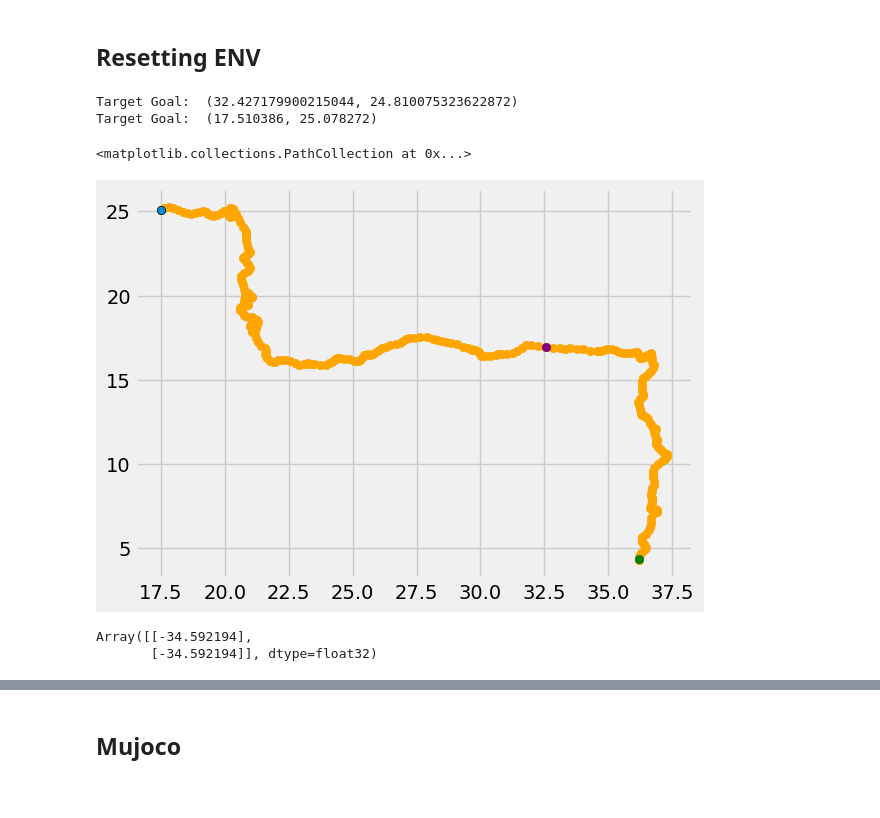
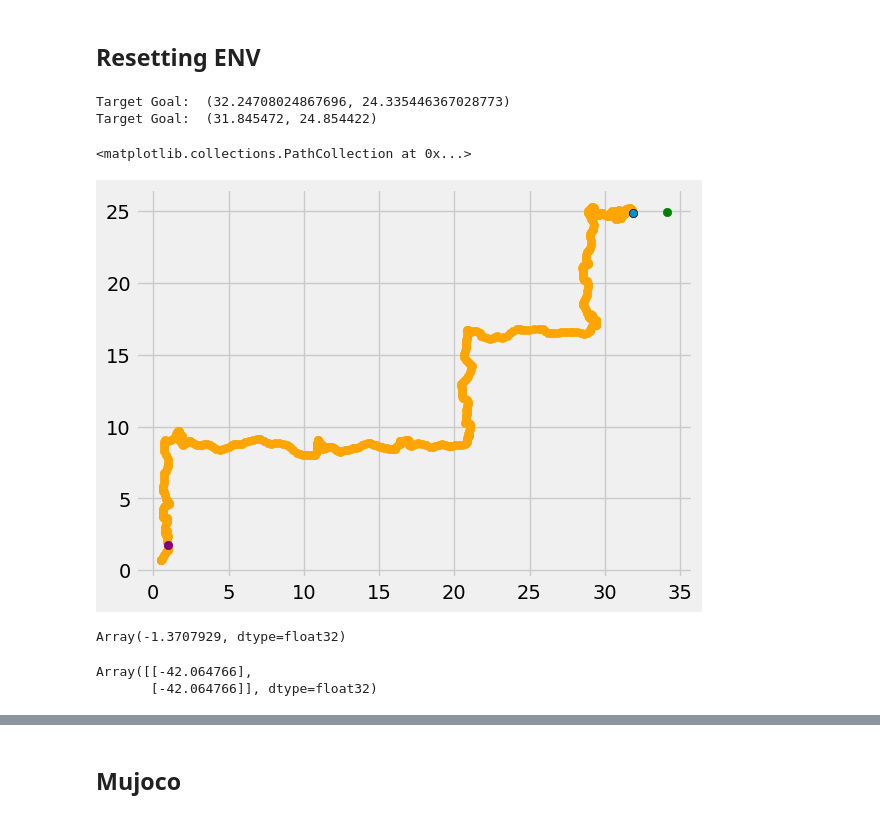
Before and after one commit to skylooop/AILOT, a Jupyter notebook: notebooks/D4RL_viz.ipynb, the cells around one changed output, grey strips where cells are left out. Saved outputs shown, nothing was run; the diff lists cells and outputs as text; code cells hidden in the pictures.

```diff
--- a/notebooks/D4RL_viz.ipynb
+++ b/notebooks/D4RL_viz.ipynb
@@ -473,0 +441,16 @@ sample = gc_dataset.sample(1)
+# %%
+%matplotlib inline
+
+fig, ax = plt.subplots(figsize=(7, 5))
+subgoal_from_ds = gc_expert_dataset.sample(1)['desired_goals'][0]
+expert_trajectory = gc_expert_dataset.dataset.dataset_dict['observations']
+generate_maze_img(ax, fig, traj=expert_trajectory)
+
+subgoals = expert_trajectory[np.asarray([40, 85, 150, 200, 250, 270, 300,320, 330, 350, 380, expert_trajectory.shape[0]-1])]
+plt.scatter(expert_trajectory[:, 0], expert_trajectory[:, 1], alpha=1, label='trajectory', color='orange')
+for i in range(subgoals.shape[0]):
+    plt.scatter(*subgoals[i, :2], label="subgoal", edgecolors='black', alpha=1)
+
+plt.scatter(subgoal_from_ds[0], subgoal_from_ds[1], label='from ds', color='black')
+plt.legend(loc='upper left', fontsize=10)
+fig.tight_layout()
@@ -675,25 +664,25 @@ updated_actor = update_low_actor(intents_learner=updated_actor_intents_learner,
 # %% [markdown]
 ## Resetting ENV
 # %%
-sample = gc_dataset.sample(1)
-start_point = expert_trajectory[0]
-target_goal = expert_trajectory[-1] #sample['ailot_high_goals'][0]
-waypoint_goals = expert_trajectory[120] #sample['ailot_low_goals'][0]
+sample = gc_agent_dataset.sample(1)
+start_point = sample['observations'][0]
+target_goal = expert_ds.dataset_dict['observations'][-1] #sample['ailot_high_goals'][0]
+waypoint_goals = expert_ds.dataset_dict['observations'][10] #sample['ailot_low_goals'][0]
 
 env.reset()
-env.env.env._wrapped_env.set_xy((start_point[0], start_point[1]))
-env.env.env._wrapped_env.set_target((target_goal[0], target_goal[1]))
+env.env.env.unwrapped.set_xy((start_point[0], start_point[1]))
+env.env.env.unwrapped.set_target((target_goal[0], target_goal[1]))
 #print(env.env.env._wrapped_env._get_obs())
 # %% [output]
-Target Goal:  (32.427179900215044, 24.810075323622872)
-Target Goal:  (17.510386, 25.078272)
+Target Goal:  (32.24708024867696, 24.335446367028773)
+Target Goal:  (31.845472, 24.854422)
 # %%
-start_point = env.env.env._wrapped_env._get_obs()
-
-plt.scatter(expert_trajectory[:, 0], expert_trajectory[:, 1], alpha=1, label='trajectory', color='orange')
-plt.scatter(*env.env.env._wrapped_env.target_goal, label="subgoal", edgecolors='black', alpha=1)
+start_point = env.env.env.unwrapped._get_obs()
+expert_traj = expert_trajectory #expert_ds.dataset_dict['observations']
+plt.scatter(expert_traj[:, 0], expert_traj[:, 1], alpha=1, label='trajectory', color='orange')
+plt.scatter(*env.env.env.unwrapped.target_goal, label="subgoal", edgecolors='black', alpha=1)
 plt.scatter(start_point[0], start_point[1], alpha=1, label='start', color='green')
 plt.scatter(waypoint_goals[0], waypoint_goals[1], alpha=1, label='waypoint', color='purple')
 # %% [output]
 <matplotlib.collections.PathCollection at 0x...>
-[figure, old version]
+[figure, new version]
@@ -707,8 +689,13 @@ way_z_pred = updated_actor_intents_learner.model(waypoint_goals).sample(seed=key
-# %%
-eval_ensemble_icvf_latent_zz(icvf_model.value_learner.model, start_point[None], target_z_pred[None], way_z_pred[None])
-# %% [output]
-Array([[-34.592194],
-       [-34.592194]], dtype=float32)
+# %%
+eval_ensemble_icvf_viz_single_state(icvf_model.value_learner.model, start_point[None], expert_trajectory).mean(1).max()
+# %% [output]
+Array(-1.3707929, dtype=float32)
+# %%
+intent = updated_actor_intents_learner.model(start_point).mean()
+eval_ensemble_icvf_latent_zz(icvf_model.value_learner.model, start_point[None], intent[None], intent[None])
+# %% [output]
+Array([[-42.064766],
+       [-42.064766]], dtype=float32)
 # %%
 os.environ['CUDA_VISIBLE_DEVICES']='4'
 env.render(mode='rgb_array')
```
Also changed, not shown: parts of 53 cells of this notebook, 50 other files.
